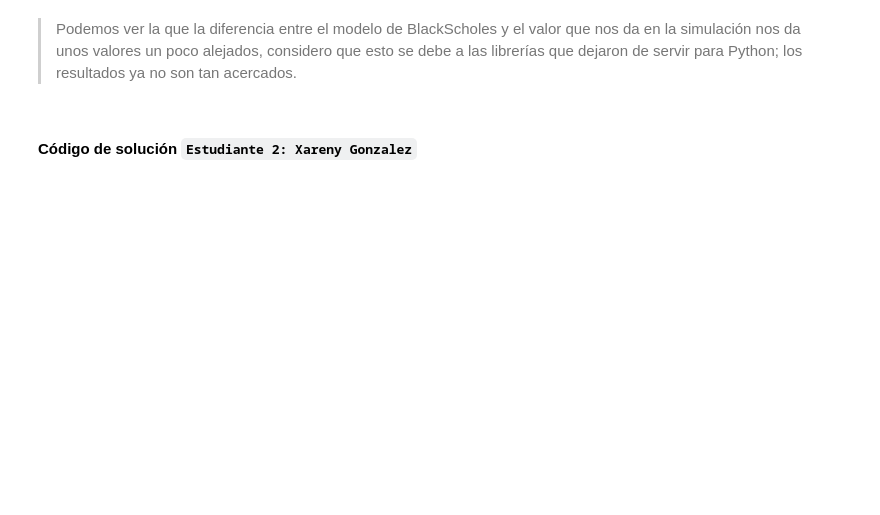
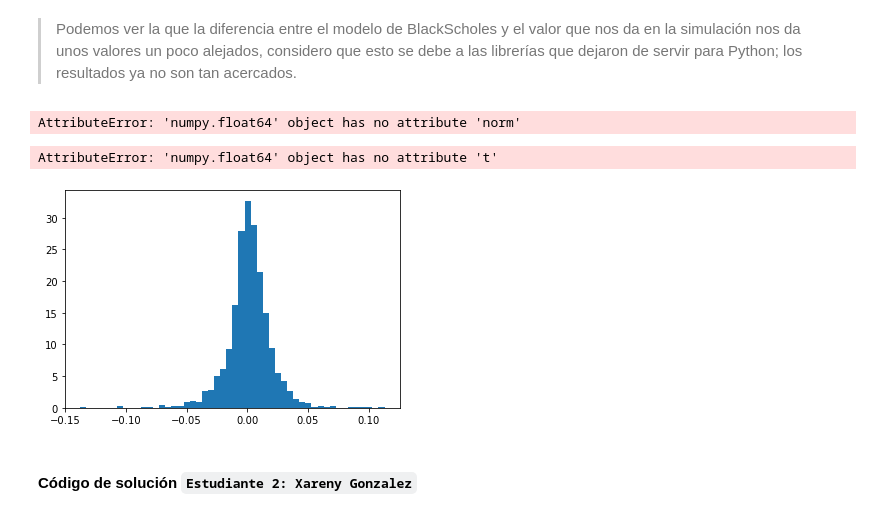
Before and after one commit to feramdor/Tarea8_Amador_Gonzalez, a Jupyter notebook: Tarea8.ipynb, the cells around one changed output. Drawn from its saved outputs; the diff is of its cells as text; code cells hidden in the pictures; blank space fills up the shorter version.

Commit message:
Imagen de comprobación precio Strike

```diff
--- a/Tarea8.ipynb
+++ b/Tarea8.ipynb
@@ -275,2 +279,19 @@ El valor de la opción con Black Scholes es: 18.9258244557559 y el valor de la o
 # %% [markdown]
 > Podemos ver la que la diferencia entre el modelo de BlackScholes y el valor que nos da en la simulación nos da unos valores un poco alejados, considero que esto se debe a las librerías que dejaron de servir para Python; los resultados ya no son tan acercados.
+# %%
+# Reducción de varianzas
+U = (np.arange(0,nscen)+np.random.rand(ndays,nscen))/nscen
+Z = st.norm.cdf(U)
+
+sim_ret2 = pd.DataFrame(sigma*Z+r,index=dates)
+sim_closes2 = S0*np.exp(sim_ret.cumsum())
+
+# Función de pago
+strike = pd.DataFrame(K*np.ones([ndays,nscen]),
+                      index =dates)
+put = pd.DataFrame({'Prima':np.exp(-r*ndays) \
+              *np.fmax(strike - sim_closes2,np.zeros([ndays,nscen])).T.mean()},
+                   index = dates)
+put.plot();
+# %% [output]
+AttributeError: 'numpy.float64' object has no attribute 'norm'
@@ -276,0 +307,48 @@ El valor de la opción con Black Scholes es: 18.9258244557559 y el valor de la o
+# %%
+# Ajustando norm
+ren = calc_daily_ret(closes_aapl) # rendimientos
+y,x,des = plt.hist(ren['AAPL'],
+                   bins = 50,
+                   density = True,
+                   label = 'Histograma rendimientos')
+
+mu_fit,sd_fit = st.norm.fit(ren) # Se ajustan los parámetros de una normal
+# Valores máximo y mínimo de los rendiemientos a generar
+ren_max = max(x);ren_min = min(x)
+# Vector de rendimientos generados
+ren_gen = np.arange(ren_min,ren_max,0.001)
+# Generación de la normal ajustado con los parámetros encontrados
+curve_fit = st.norm.pdf(ren_gen,
+                        loc = mu_fit,
+                        scale = sd_fit)
+plt.plot(ren_gen,
+         curve_fit,
+         label = 'Distribución ajustada')
+plt.legend()
+plt.show();
+# %%
+# Ajustando t
+ren = calc_daily_ret(closes_aapl) # rendimientos
+y,x,des = plt.hist(ren['AAPL'],
+                   bins = 50,
+                   density = True,
+                   label='Histograma rendimientos')
+
+dof,mu_fit,sd_fit = st.t.fit(ren.values) # Se ajustan los parámetros de una normal
+# Valores máximo y mínimo de los rendiemientos a generar
+# ren_max = max(x);ren_min = min(x)
+# Vector de rendimientos generados
+ren_gen = np.arange(ren_min,ren_max,0.001)
+# Generación de la normal ajustado con los parámetros encontrados
+curve_fit = st.t.pdf(ren_gen,
+                     df = dof,
+                     loc = mu_fit,
+                     scale = sd_fit)
+plt.plot(ren_gen,
+        curve_fit,
+         label = 'Distribución ajustada')
+plt.legend()
+plt.show();
+# %% [output]
+AttributeError: 'numpy.float64' object has no attribute 't'
+[figure, added]
```
Also changed, not shown: parts of 28 cells of this notebook.
